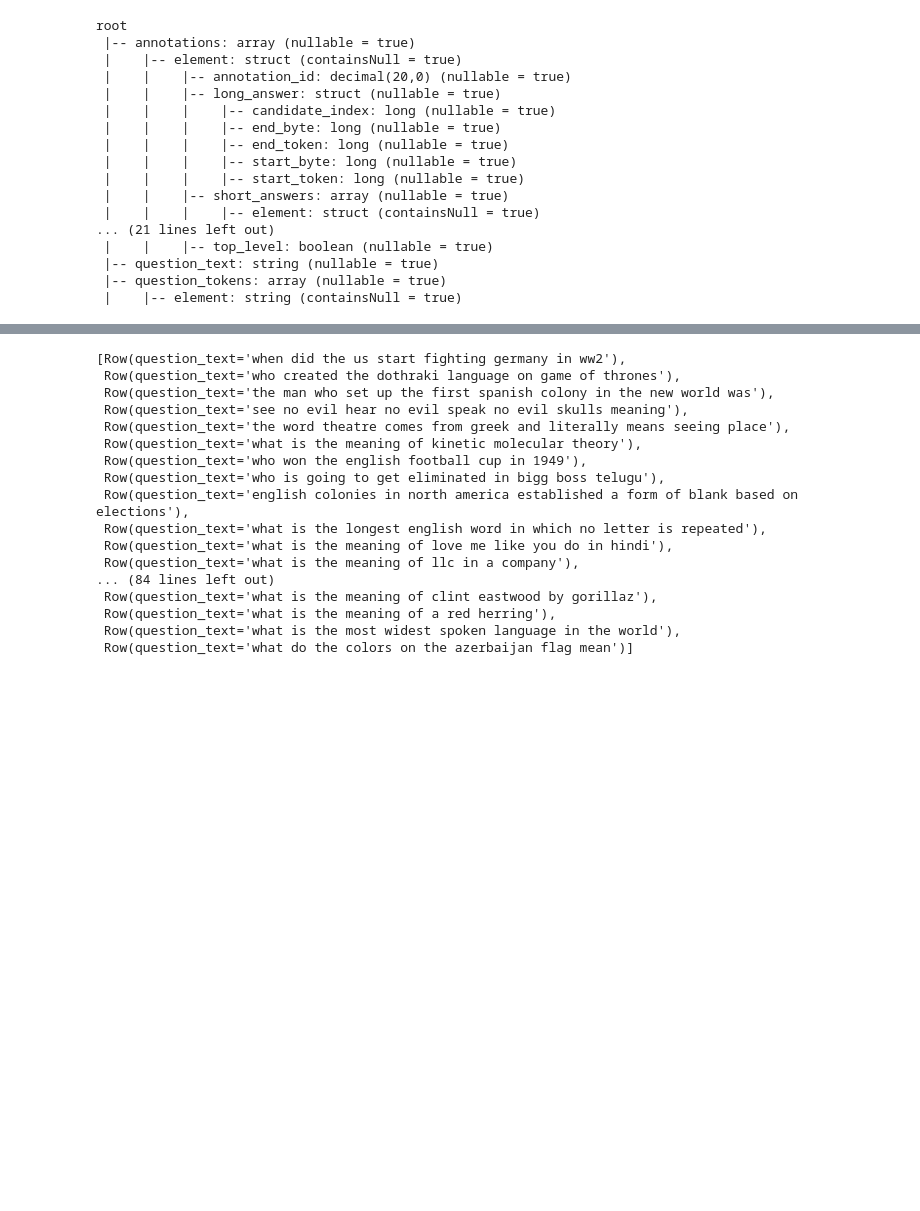
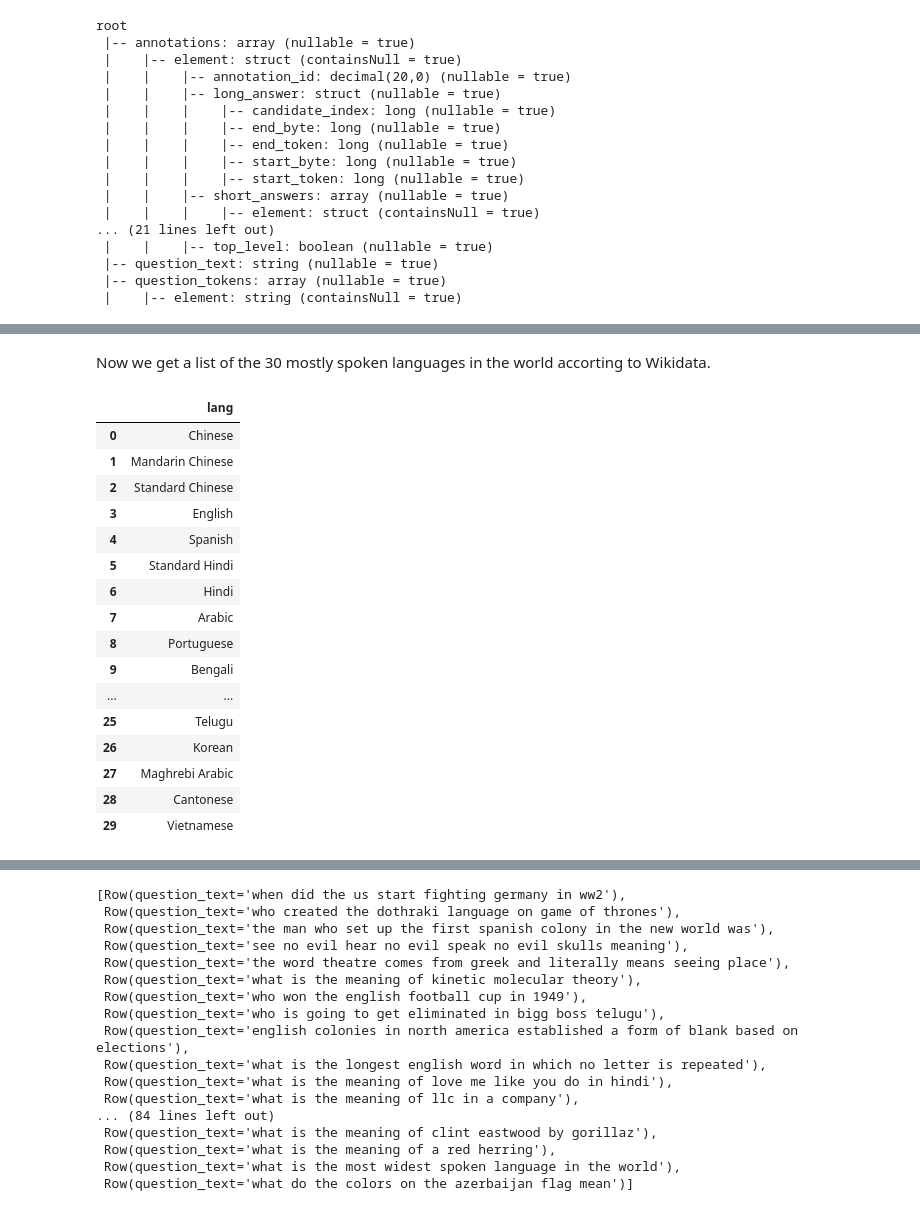
Before and after one commit to erolm-a/colla-framework, a Jupyter notebook: notebooks/GoogleNaturalQuestions.ipynb, the cells around one changed output, grey strips where cells are left out. Saved outputs shown, nothing was run; the diff lists cells and outputs as text; code cells hidden in the pictures; blank space fills up the shorter version.

```diff
--- a/notebooks/GoogleNaturalQuestions.ipynb
+++ b/notebooks/GoogleNaturalQuestions.ipynb
@@ -150,16 +144,7 @@ Row(question_text='how do you say i like to play video games in french')
+# %% [markdown]
+Now we get a list of the 30 mostly spoken languages in the world accorting to Wikidata.
 # %%
-from tools.datasets import *
-from tools.sparql_wrapper import SPARQLDataProviders
-
-class WikidataQuery(SPARQLDataProviders):
-    """Wrapper to make SPARQL queries to Wikidata"""
-    def __init__(self):
-        self.sparql = SPARQLWrapper("https://query.wikidata.org/sparql")
-
-    @property
-    def prefix(self):
-        return ""
-wikidata_sparql = WikidataQuery()
+from tools.sparql_wrapper import wikidata_sparql
 
 language_list = wikidata_sparql.run_query("""
 SELECT DISTINCT ?lang
@@ -174,7 +159,27 @@ WHERE
 
 ORDER BY DESC(?num)
 LIMIT 30
-""")
+""", keep_namespaces=True)
+# %%
+language_list
+# %% [output]
+|  | lang |
+| 0 | Chinese |
+| 1 | Mandarin Chinese |
+| 2 | Standard Chinese |
+| 3 | English |
+| 4 | Spanish |
+| 5 | Standard Hindi |
+| 6 | Hindi |
+| 7 | Arabic |
+| 8 | Portuguese |
+| 9 | Bengali |
+| ... | ... |
+| 25 | Telugu |
+| 26 | Korean |
+| 27 | Maghrebi Arabic |
+| 28 | Cantonese |
+| 29 | Vietnamese |
 # %%
 from functools import reduce
 
```
Also changed, not shown: parts of 25 cells of this notebook, 3 other files.
